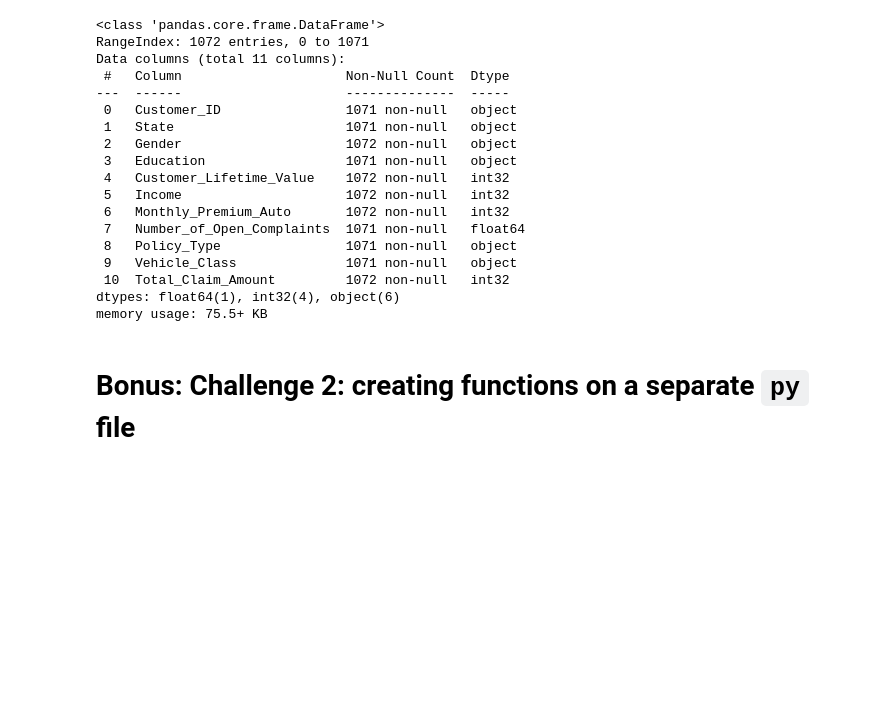
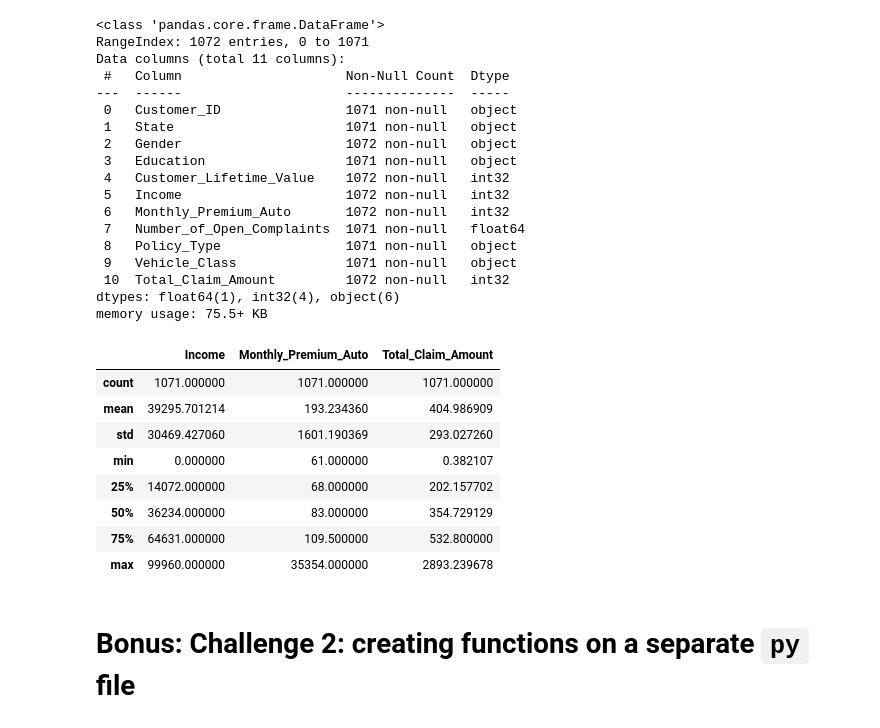
Before and after one commit to GemaVNZ/lab-dw-data-cleaning-and-formatting, a Jupyter notebook: lab-dw-data-cleaning-and-formatting.ipynb, the cells around one changed output. Saved outputs shown, nothing was run; the diff lists cells and outputs as text; code cells hidden in the pictures; blank space fills up the shorter version.

```diff
--- a/lab-dw-data-cleaning-and-formatting.ipynb
+++ b/lab-dw-data-cleaning-and-formatting.ipynb
@@ -137,7 +137,7 @@ Customer_Lifetime_Value
 899704.02     1
 Name: count, Length: 1027, dtype: int64
 # %%
-seguros_data['Vehicle_Class'] = seguros_data['Vehicle_Class'].replace({'Luxury SUV': 'Luxury Car', 'Luxury SUV2': 'Luxury Car', 'Sports Car': 'Luxury Car'})
+seguros_data['Vehicle_Class'] = seguros_data['Vehicle_Class'].replace({'Luxury SUV': 'Luxury', 'Luxury SUV2': 'Luxury', 'Sports Car': 'Luxury'})
 
 seguros_data['Vehicle_Class'].value_counts()
 # %% [output]
@@ -428,6 +428,18 @@ Data columns (total 11 columns):
  10  Total_Claim_Amount         1072 non-null   int32
 dtypes: float64(1), int32(4), object(6)
 memory usage: 75.5+ KB
+# %%
+seguros_data.describe()
+# %% [output]
+|  | Income | Monthly_Premium_Auto | Total_Claim_Amount |
+| count | 1071.000000 | 1071.000000 | 1071.000000 |
+| mean | 39295.701214 | 193.234360 | 404.986909 |
+| std | 30469.427060 | 1601.190369 | 293.027260 |
+| min | 0.000000 | 61.000000 | 0.382107 |
+| 25% | 14072.000000 | 68.000000 | 202.157702 |
+| 50% | 36234.000000 | 83.000000 | 354.729129 |
+| 75% | 64631.000000 | 109.500000 | 532.800000 |
+| max | 99960.000000 | 35354.000000 | 2893.239678 |
 # %% [markdown]
 # Bonus: Challenge 2: creating functions on a separate `py` file
 # %% [markdown]
```
Also changed, not shown: 1 other file.
